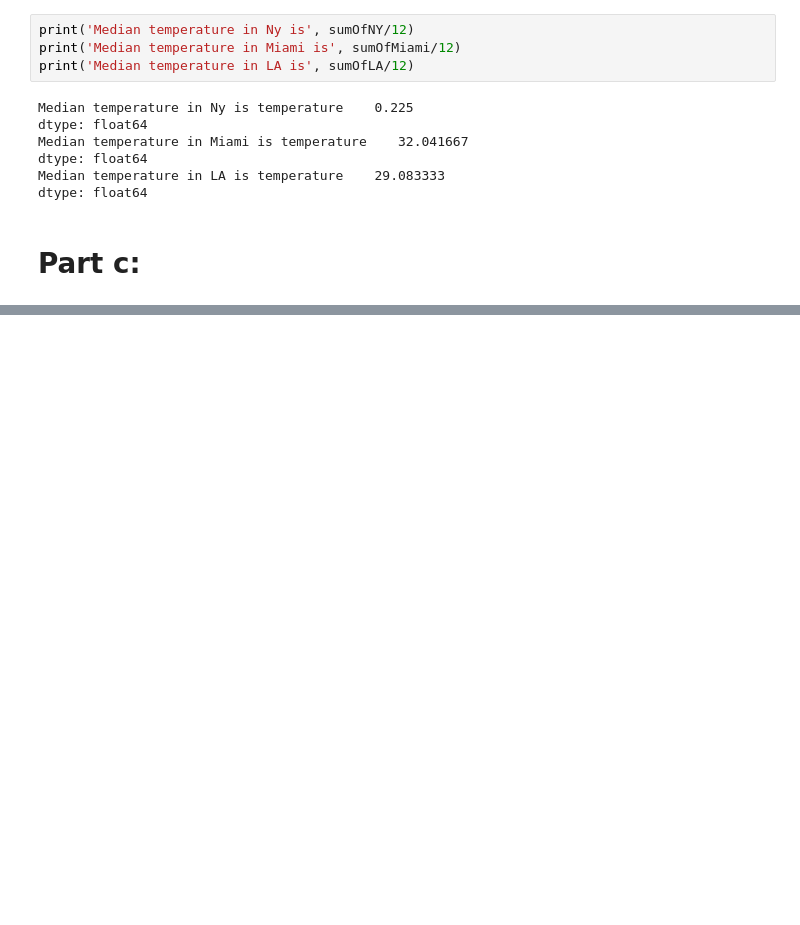
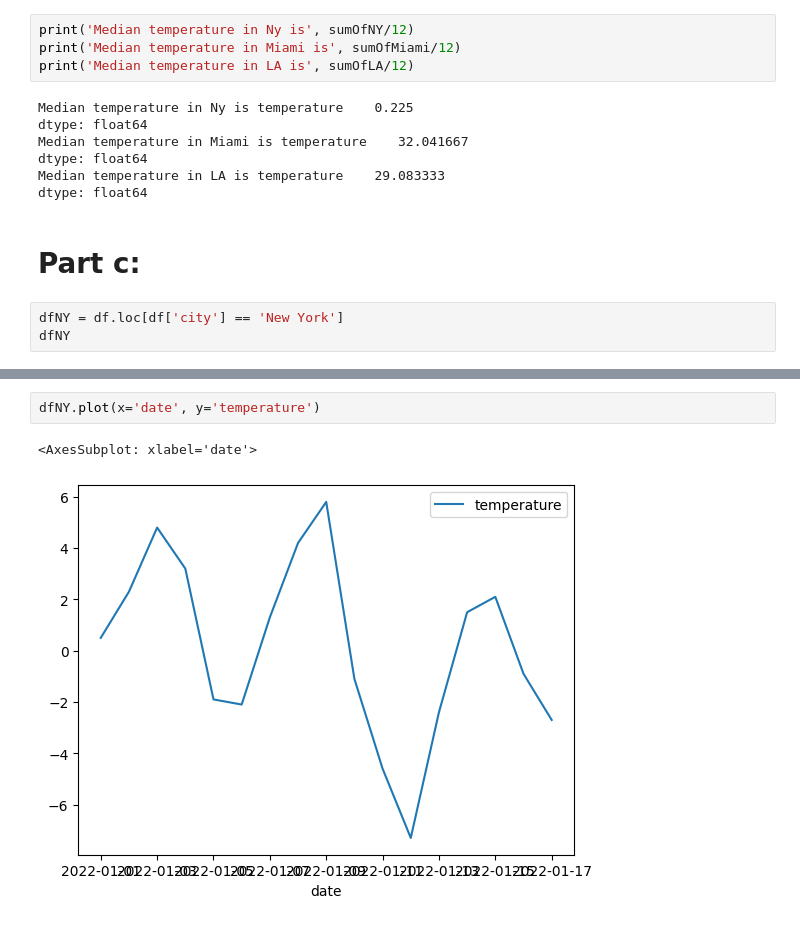
Before and after one commit to pooyanosk1382/numericalAnalysis, a Jupyter notebook: NumpyAndPandas.ipynb, the cells around one changed output, grey strips where cells are left out. Drawn from its saved outputs; the diff is of its cells as text; blank space fills up the shorter version.

```diff
--- a/NumpyAndPandas.ipynb
+++ b/NumpyAndPandas.ipynb
@@ -94,3 +95,6 @@ Median temperature in LA is temperature    29.083333
 dtype: float64
 # %% [markdown]
 # Part c:
+# %%
+dfNY = df.loc[df['city'] == 'New York']
+dfNY
@@ -96,0 +120,5 @@ dtype: float64
+# %%
+dfNY.plot(x='date', y='temperature')
+# %% [output]
+<AxesSubplot: xlabel='date'>
+[figure, added]
```
Also changed, not shown: parts of 15 cells of this notebook.
